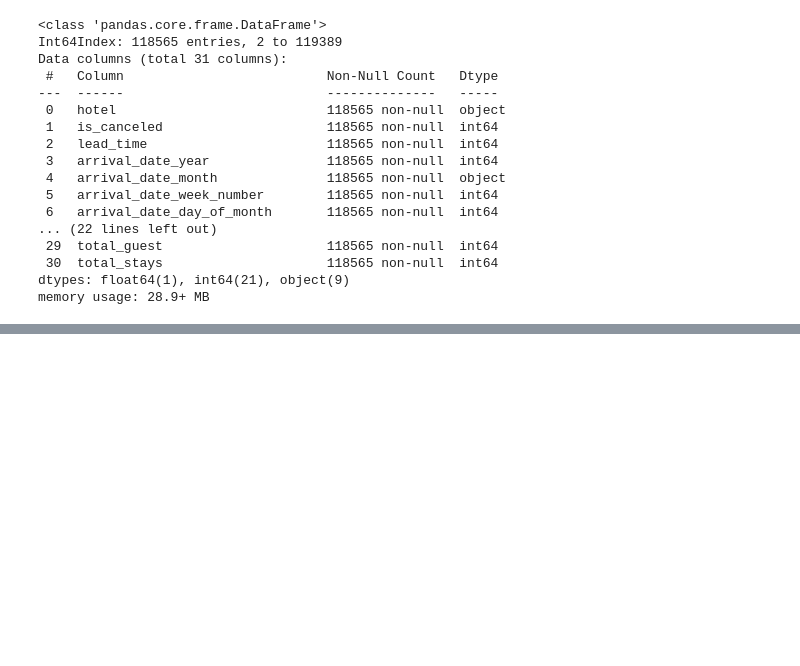
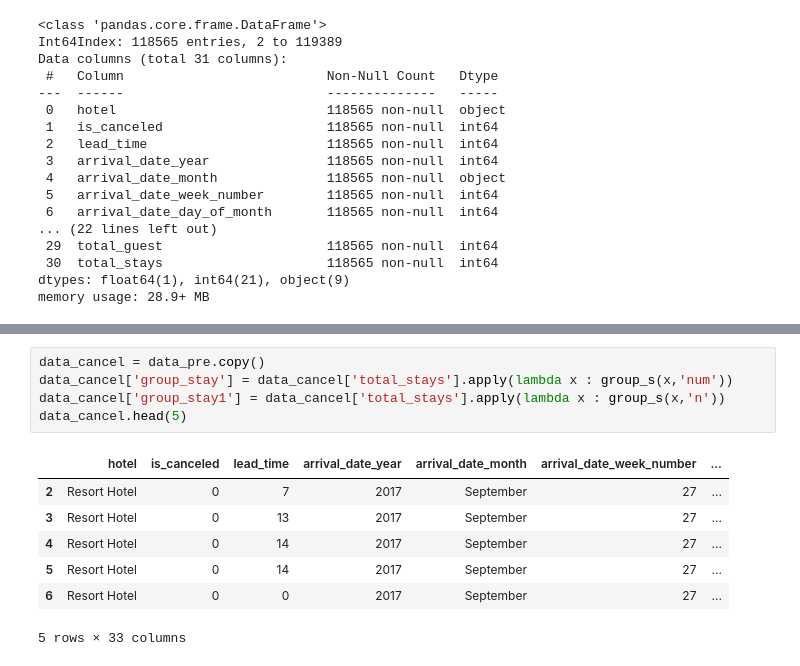
Before and after one commit to rahmars18/Investigate-Business-Hotel, a Jupyter notebook: Investigate Hotel Business.ipynb, the cells around one changed output, grey strips where cells are left out. Saved outputs shown, nothing was run; the diff lists cells and outputs as text; blank space fills up the shorter version.

```diff
--- a/Investigate Hotel Business.ipynb
+++ b/Investigate Hotel Business.ipynb
@@ -321,0 +349,13 @@ plt.show()
+# %%
+data_cancel = data_pre.copy()
+data_cancel['group_stay'] = data_cancel['total_stays'].apply(lambda x : group_s(x,'num'))
+data_cancel['group_stay1'] = data_cancel['total_stays'].apply(lambda x : group_s(x,'n'))
+data_cancel.head(5)
+# %% [output]
+|  | hotel | is_canceled | lead_time | arrival_date_year | arrival_date_month | arrival_date_week_number | ... |
+| 2 | Resort Hotel | 0 | 7 | 2017 | September | 27 | ... |
+| 3 | Resort Hotel | 0 | 13 | 2017 | September | 27 | ... |
+| 4 | Resort Hotel | 0 | 14 | 2017 | September | 27 | ... |
+| 5 | Resort Hotel | 0 | 14 | 2017 | September | 27 | ... |
+| 6 | Resort Hotel | 0 | 0 | 2017 | September | 27 | ... |
+5 rows × 33 columns
```
Also changed, not shown: parts of 10 cells of this notebook.
